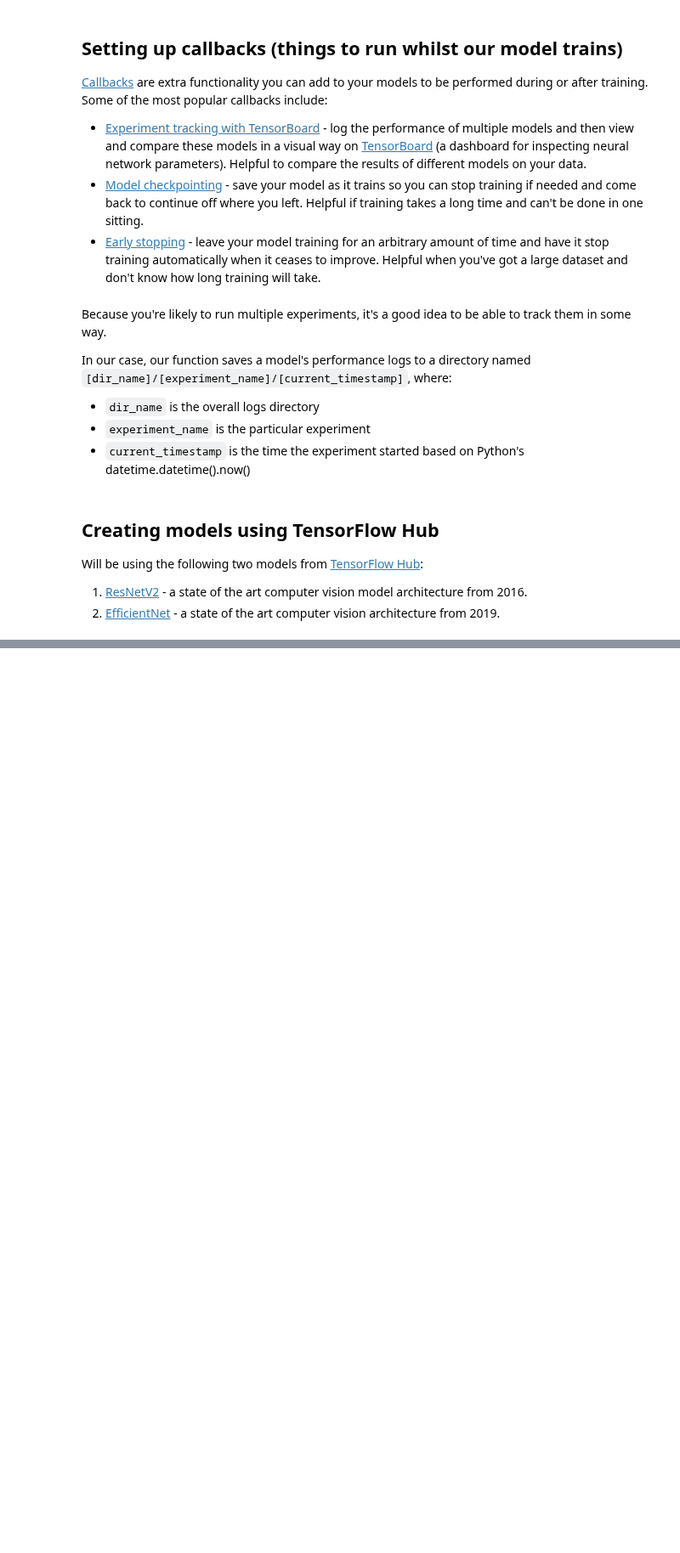
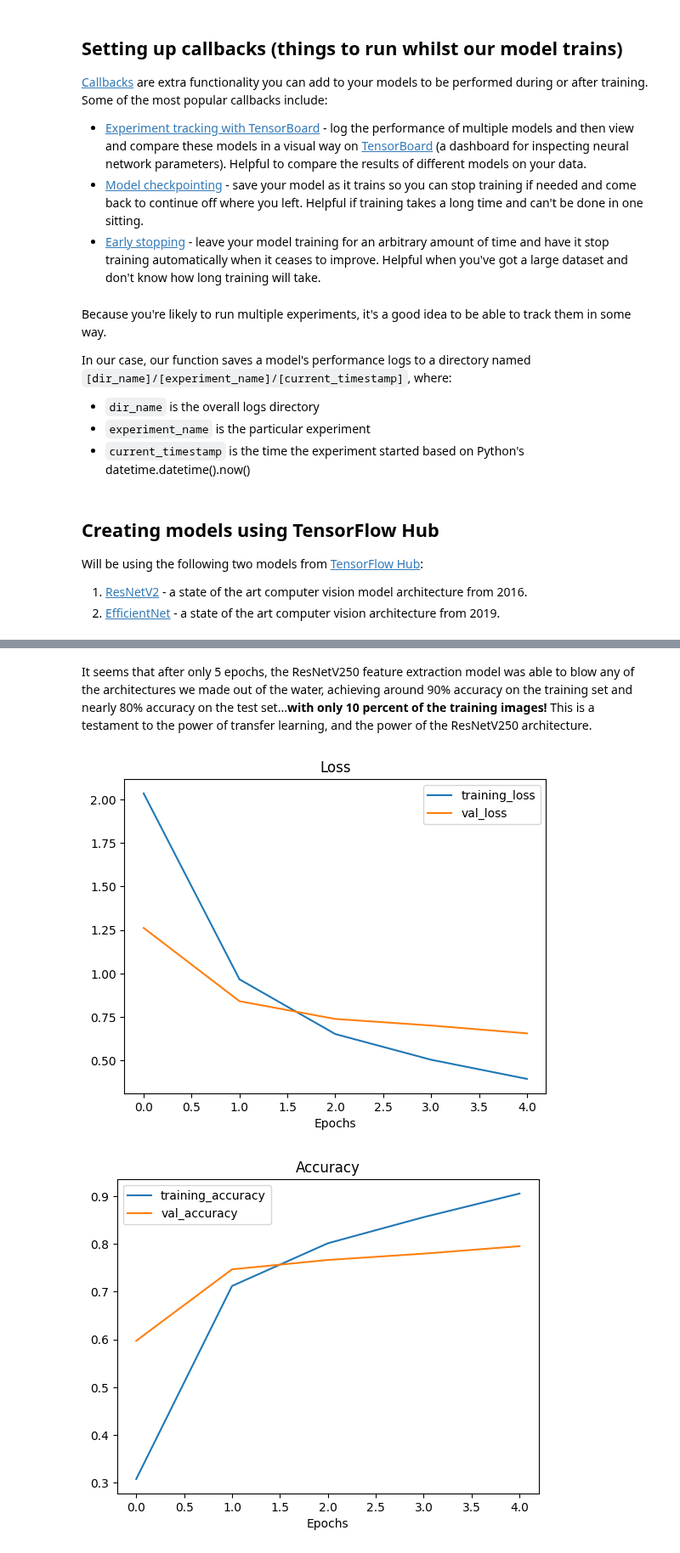
Before and after one commit to Jammal7/Introduction_to_Data_Science, a Jupyter notebook: Deep Learning/Tensorflow/04_Transfer_Learning.ipynb, the cells around one changed output, grey strips where cells are left out. Shown at 85% size. Drawn from its saved outputs; the diff is of its cells as text; code cells hidden in the pictures; blank space fills up the shorter version.

Commit message:
transfer_learning

```diff
--- a/Deep Learning/Tensorflow/04_Transfer_Learning.ipynb
+++ b/Deep Learning/Tensorflow/04_Transfer_Learning.ipynb
@@ -131,3 +123,9 @@ In our case, our function saves a model's performance logs to a directory named
 Will be using the following two models from [TensorFlow Hub](https://tfhub.dev/):
 1. [ResNetV2](https://arxiv.org/abs/1603.05027) - a state of the art computer vision model architecture from 2016.
 2. [EfficientNet](https://arxiv.org/abs/1905.11946) - a state of the art computer vision architecture from 2019.
+# %%
+# Resnet 50 V2 feature vector
+resnet_url = "https://tfhub.dev/google/imagenet/resnet_v2_50/feature_vector/5"
+
+# New: EfficientNetB0 feature vector (version 2)
+efficientnet_url = "https://tfhub.dev/google/imagenet/efficientnet_v2_imagenet1k_b0/feature_vector/2"
@@ -133,0 +134,7 @@ Will be using the following two models from [TensorFlow Hub](https://tfhub.dev/)
+# %%
+resnet_model = create_model(resnet_url, num_classes=train_data_10_percent.num_classes)
+
+# Compile the model
+resnet_model.compile(loss='categorical_crossentropy',
+                     optimizer=Adam(),
+                     metrics=['accuracy'])
@@ -133,0 +165,11 @@ Will be using the following two models from [TensorFlow Hub](https://tfhub.dev/)
+# %%
+# Fit the model
+resnet_history = resnet_model.fit(train_data_10_percent,
+                                  epochs=5,
+                                  steps_per_epoch=len(train_data_10_percent),
+                                  validation_data=test_data,
+                                  validation_steps=len(test_data),
+                                  callbacks=[create_tensorboard_callback(dir_name="tensorflow_hub", # save experiment logs here
+                                                                         experiment_name="resnet50V2") # name of log files
+                                             ]
+                                  )
@@ -133,0 +188,7 @@ Will be using the following two models from [TensorFlow Hub](https://tfhub.dev/)
+# %% [markdown]
+It seems that after only 5 epochs, the ResNetV250 feature extraction model was able to blow any of the architectures we made out of the water, achieving around 90% accuracy on the training set and nearly 80% accuracy on the test set...**with only 10 percent of the training images!** This is a testament to the power of transfer learning, and the power of the ResNetV250 architecture.
+# %%
+plot_loss_curves(resnet_history)
+# %% [output]
+[figure, added]
+[figure, added]
```
Also changed, not shown: parts of 20 cells of this notebook, 2 other files.
